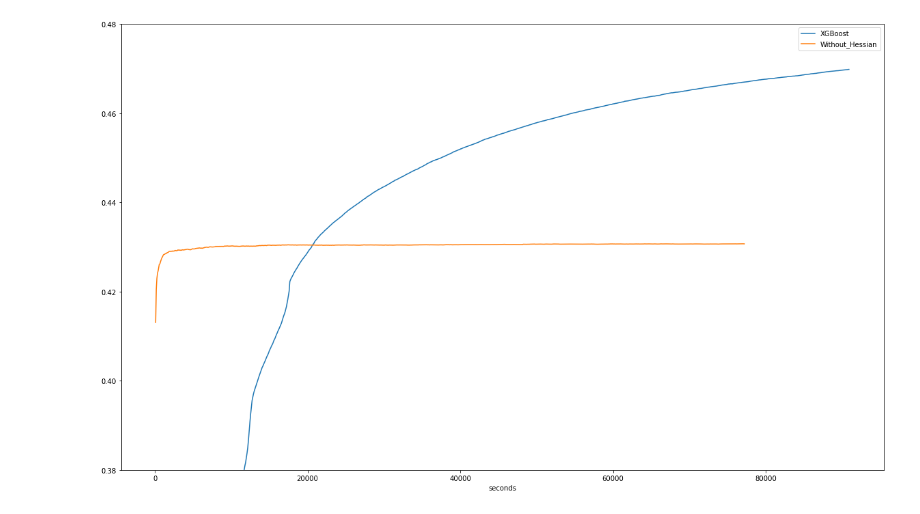
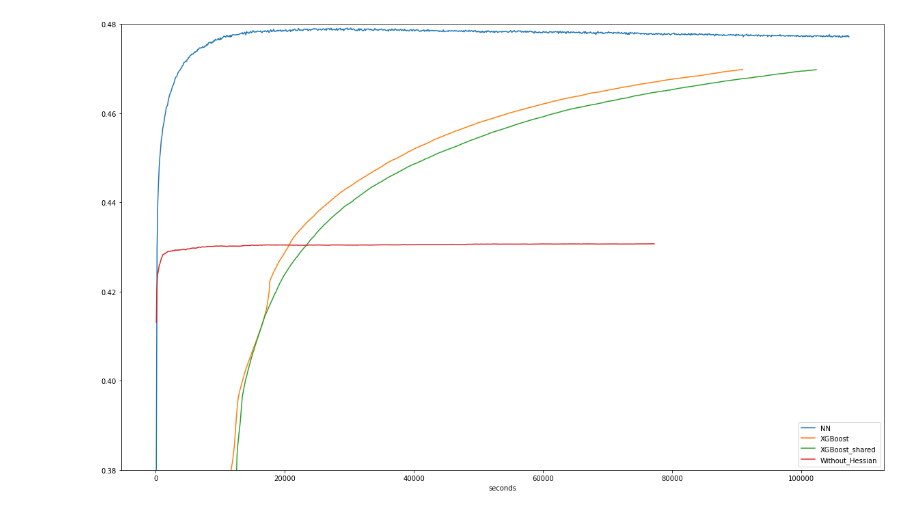
Before and after one commit to jkang98/plrank-short-paper, a Jupyter notebook: experiments/microsoft/K=5/plot_K_5_microsoft.ipynb, the cells around one changed output. Saved outputs shown, nothing was run; the diff lists cells and outputs as text; code cells hidden in the pictures.

```diff
--- a/experiments/microsoft/K=5/plot_K_5_microsoft.ipynb
+++ b/experiments/microsoft/K=5/plot_K_5_microsoft.ipynb
@@ -33,41 +48,54 @@ for file in Without_Hessian_files:
         time.append(i["time"])
     Without_Hessian_runtimes.append(time)
     Without_Hessian_NDCGs.append(eval(lines[0])["test"]["NDCG@5"])
+# %%
+XGBoost_shared_files = glob.glob("experiment_xgboost_shared_5_fold_*-*.out")
+
+XGBoost_shared_NDCGs = []
+XGBoost_shared_runtimes = []
+for file in XGBoost_shared_files:
+    with open(file, "r") as f:
+        lines = f.readlines()
+    time = []
+    for i in eval(lines[1]):
+        time.append(i["time"])
+    XGBoost_shared_runtimes.append(time)
+    XGBoost_shared_NDCGs.append(eval(lines[0])["test"]["NDCG@5"])
 # %%
 plt.figure(figsize=(20, 12))
-# plt.plot(
-#     np.mean(np.array(NN_runtimes), axis=0),
-#     np.mean(np.array(NN_NDCGs), axis=0),
-#     label="NN",
-# )
+plt.plot(
+    np.mean(np.array(NN_runtimes), axis=0),
+    np.mean(np.array(NN_NDCGs), axis=0),
+    label="NN",
+)
 # plt.plot(
 #     np.mean(np.array(NN_log_runtimes), axis=0),
 #     np.mean(np.array(NN_log_NDCGs), axis=0),
 #     label="NN_log",
 # )
 plt.plot(
     np.mean(np.array(XGBoost_runtimes), axis=0),
     np.mean(np.array(XGBoost_NDCGs), axis=0),
     label="XGBoost",
 )
-# plt.plot(
-#     np.mean(np.array(XGBoost_shared_runtimes), axis=0),
-#     np.mean(np.array(XGBoost_shared_NDCGs), axis=0),
-#     label="XGBoost_shared",
-# )
+plt.plot(
+    np.mean(np.array(XGBoost_shared_runtimes), axis=0),
+    np.mean(np.array(XGBoost_shared_NDCGs), axis=0),
+    label="XGBoost_shared",
+)
 # plt.plot(
 #     np.mean(np.array(XGBoost_log_runtimes), axis=0),
 #     np.mean(np.array(XGBoost_log_NDCGs), axis=0),
 #     label="XGBoost_log",
 # )
 plt.plot(
     np.mean(np.array(Without_Hessian_runtimes), axis=0),
     np.mean(np.array(Without_Hessian_NDCGs), axis=0),
     label="Without_Hessian",
 )
 plt.ylim(0.38, 0.48)
 plt.legend()
 plt.xlabel("seconds")
 plt.show()
 # %% [output]
-[figure, old version]
+[figure, new version]
```
Also changed, not shown: parts of 3 cells of this notebook, 56 other files.
